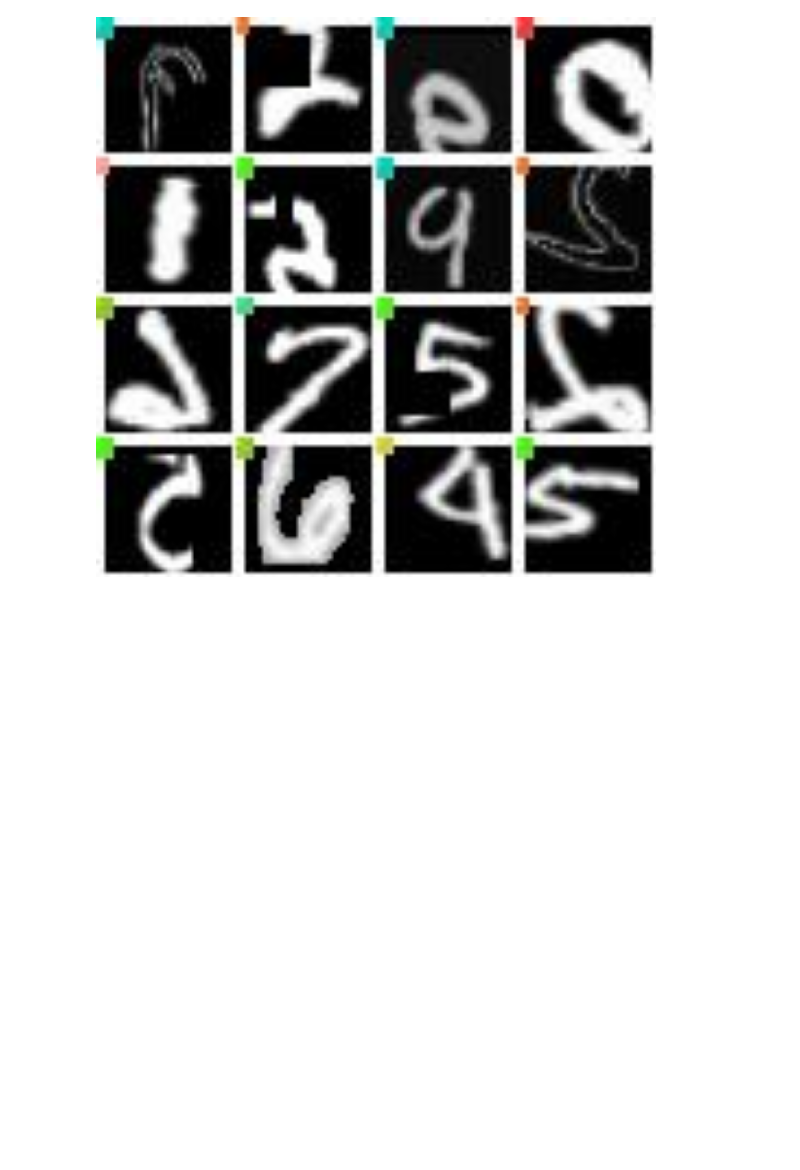
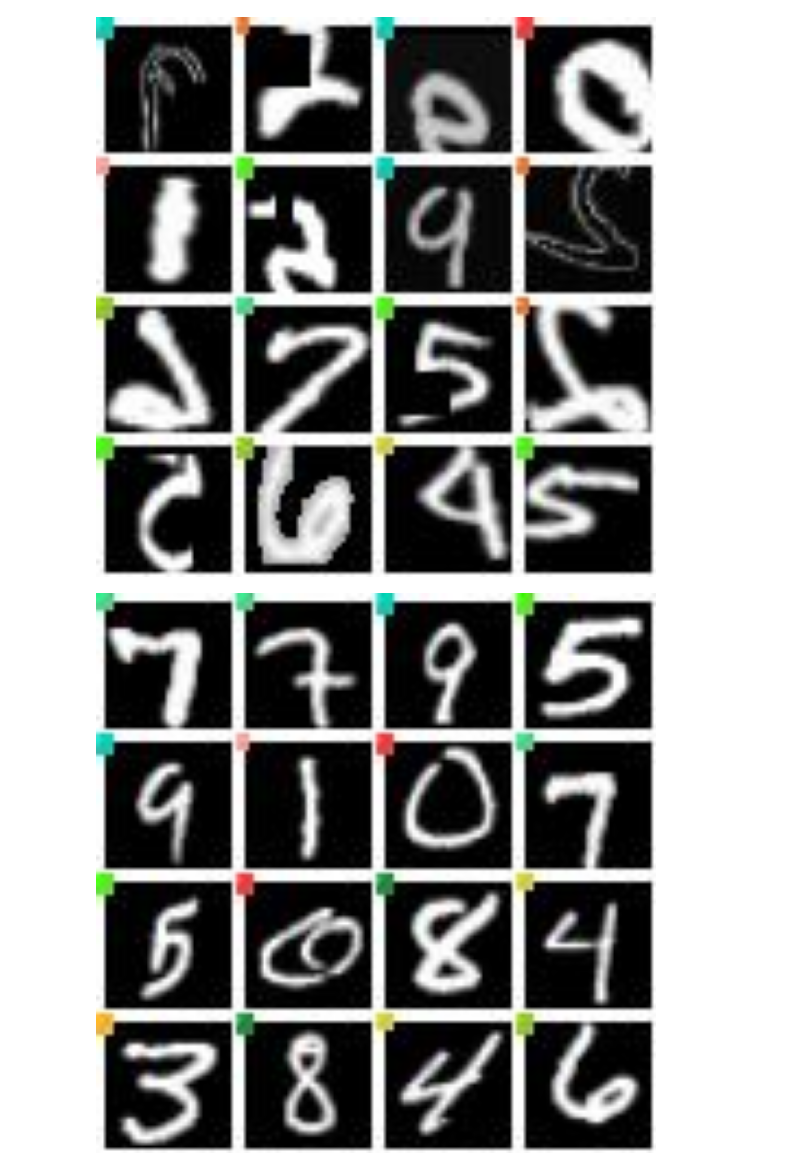
Before and after one commit to phanducnghiaa/Login-demo, a Jupyter notebook: nmist_detection.ipynb, the cells around one changed output. Drawn from its saved outputs; the diff is of its cells as text; code cells hidden in the pictures; blank space fills up the shorter version.

```diff
--- a/nmist_detection.ipynb
+++ b/nmist_detection.ipynb
@@ -149,3 +149,7 @@ Image(filename=f'/content/runs/classify/train/results.png', width=600)
 Image(filename=f'/content/runs/classify/train/train_batch0.jpg', width=600)
 # %% [output]
 [figure]
+# %%
+Image(filename=f'/content/runs/classify/train/val_batch0_pred.jpg', width=600)
+# %% [output]
+[figure, added]
```
